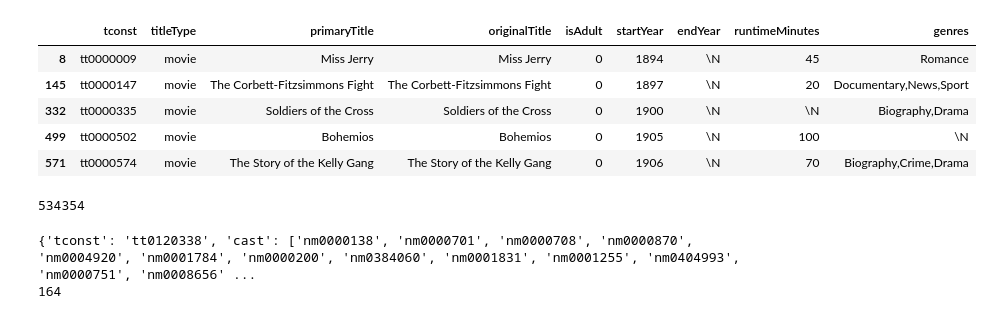
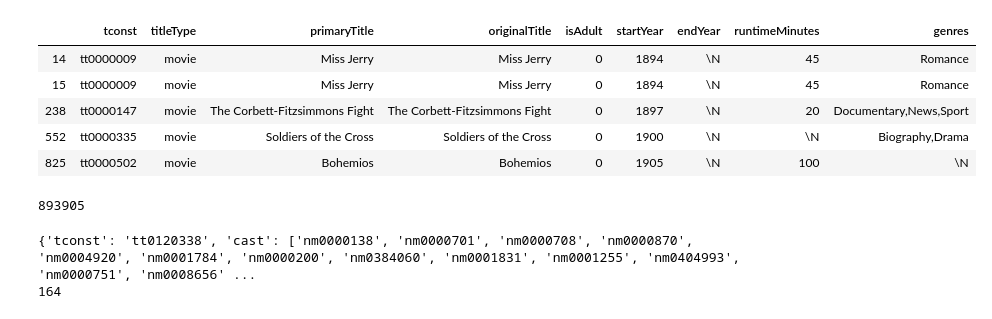
Before and after one commit to Ruchiranga/AD_A-team-project, a Jupyter notebook: Cast_scrape_multithreading_with_TOR.ipynb, the cells around one changed output. Drawn from its saved outputs; the diff is of its cells as text; code cells hidden in the pictures.

```diff
--- a/Cast_scrape_multithreading_with_TOR.ipynb
+++ b/Cast_scrape_multithreading_with_TOR.ipynb
@@ -33,24 +33,24 @@ def renew_connection():
 # %%
 if os.path.exists('./pickles/filtered_movies.pkl'):
     movies = pd.read_pickle("./pickles/filtered_movies.pkl")
 else:
-    title_basics = pd.read_csv("data/title.basics.tsv", sep='\t')
+    title_basics = pd.read_csv("data/title.basics.tsv.gz", sep='\t')
     movies = title_basics[title_basics.titleType == 'movie']
     if not os.path.exists(pickles_save_dir):
         os.makedirs(pickles_save_dir)
     movies.to_pickle("{0}/filtered_movies.pkl".format(pickles_save_dir))
 movies.head()
 # %% [output]
 |  | tconst | titleType | primaryTitle | originalTitle | isAdult | startYear | endYear | runtimeMinutes | genres |
-| 8 | tt0000009 | movie | Miss Jerry | Miss Jerry | 0 | 1894 | \N | 45 | Romance |
-| 145 | tt0000147 | movie | The Corbett-Fitzsimmons Fight | The Corbett-Fitzsimmons Fight | 0 | 1897 | \N | 20 | Documentary,News,Sport |
-| 332 | tt0000335 | movie | Soldiers of the Cross | Soldiers of the Cross | 0 | 1900 | \N | \N | Biography,Drama |
-| 499 | tt0000502 | movie | Bohemios | Bohemios | 0 | 1905 | \N | 100 | \N |
-| 571 | tt0000574 | movie | The Story of the Kelly Gang | The Story of the Kelly Gang | 0 | 1906 | \N | 70 | Biography,Crime,Drama |
+| 14 | tt0000009 | movie | Miss Jerry | Miss Jerry | 0 | 1894 | \N | 45 | Romance |
+| 15 | tt0000009 | movie | Miss Jerry | Miss Jerry | 0 | 1894 | \N | 45 | Romance |
+| 238 | tt0000147 | movie | The Corbett-Fitzsimmons Fight | The Corbett-Fitzsimmons Fight | 0 | 1897 | \N | 20 | Documentary,News,Sport |
+| 552 | tt0000335 | movie | Soldiers of the Cross | Soldiers of the Cross | 0 | 1900 | \N | \N | Biography,Drama |
+| 825 | tt0000502 | movie | Bohemios | Bohemios | 0 | 1905 | \N | 100 | \N |
 # %%
 len(movies)
 # %% [output]
-534354
+893905
 # %%
 session = get_tor_session()
 url = 'https://www.imdb.com/title/tt0120338/fullcredits'
```
Also changed, not shown: parts of 3 cells of this notebook.
